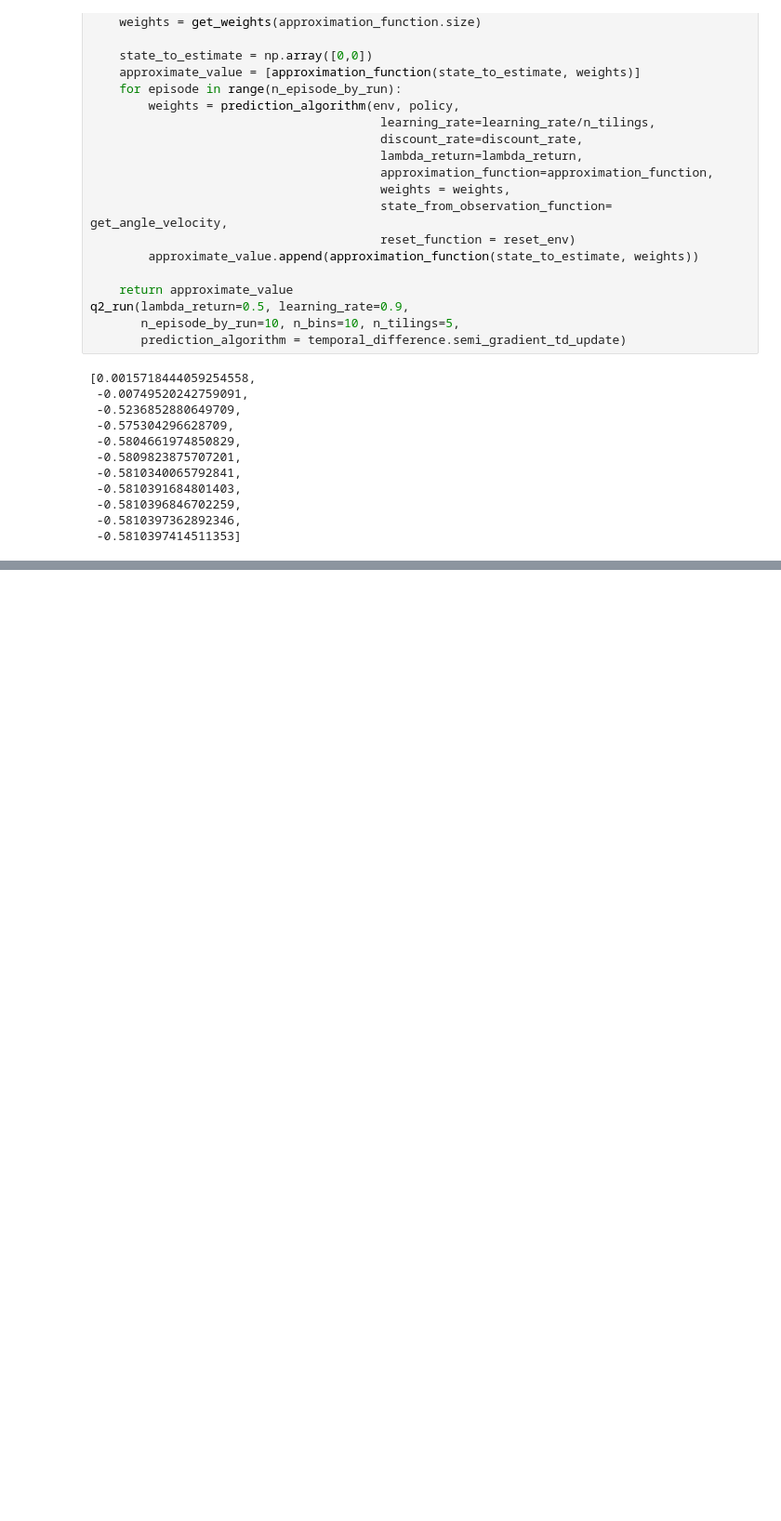
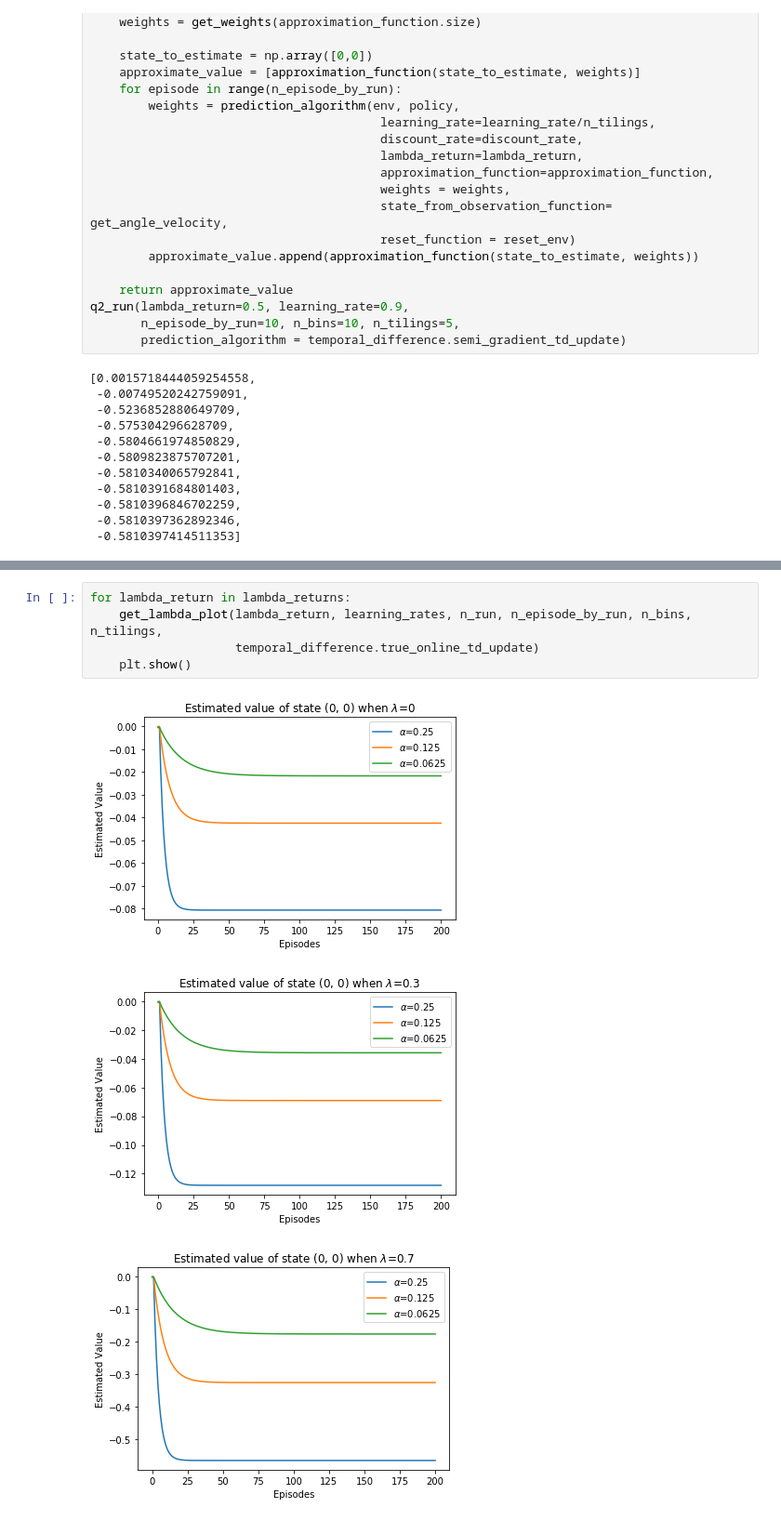
Before and after one commit to jgsimard/COMP767, a Jupyter notebook: hw2-notebook.ipynb, the cells around one changed output, grey strips where cells are left out. Shown: that part at 93% size. Cells and saved outputs as stored; diff of their text form; blank space fills up the shorter version.

Commit message:
fix error in true online td

```diff
--- a/hw2-notebook.ipynb
+++ b/hw2-notebook.ipynb
@@ -340,0 +341,9 @@ for lambda_return in lambda_returns:
+# %%
+for lambda_return in lambda_returns:
+    get_lambda_plot(lambda_return, learning_rates, n_run, n_episode_by_run, n_bins, n_tilings,
+                    temporal_difference.true_online_td_update)
+    plt.show()
+# %% [output]
+[figure, added]
+[figure, added]
+[figure, added]
```
Also changed, not shown: parts of 2 cells of this notebook, 1 other file.
